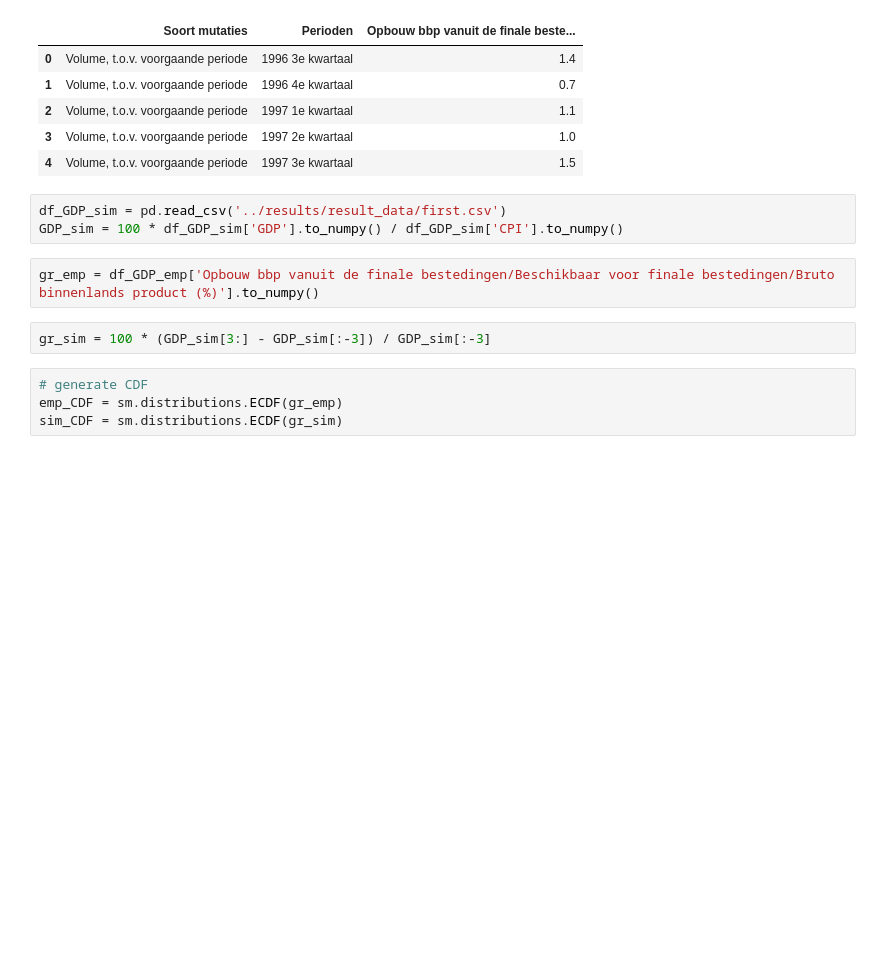
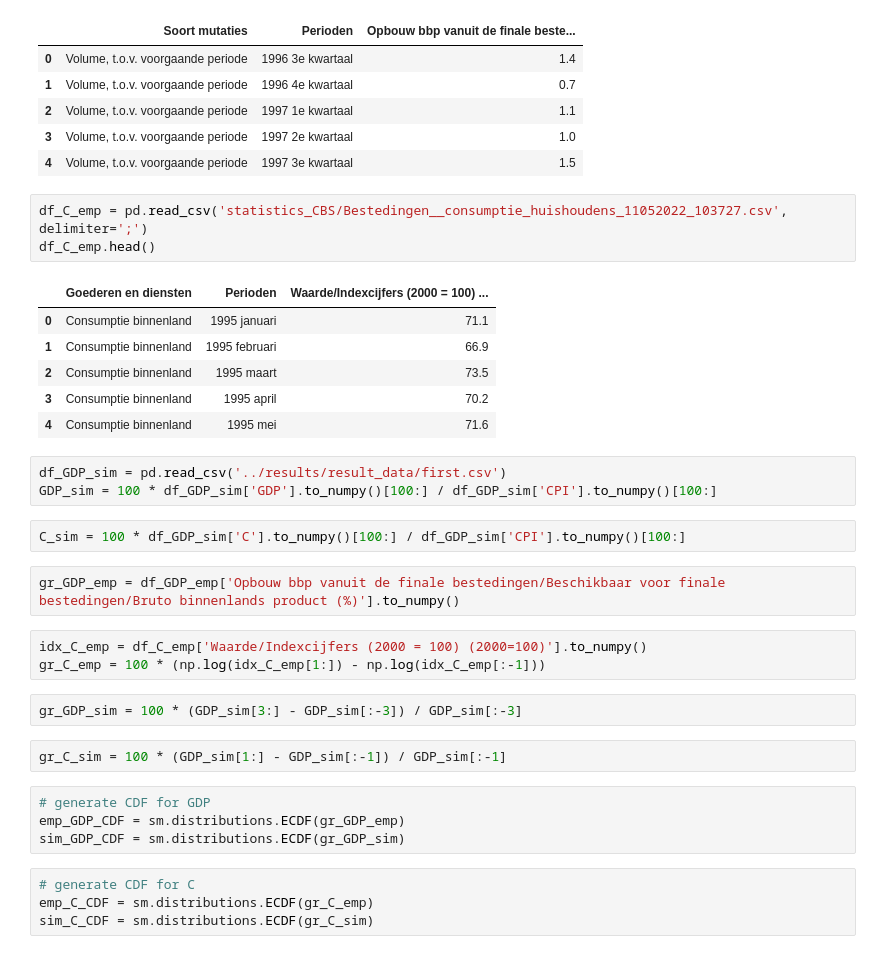
Before and after one commit to Tarsatir/Capsule_Climate, a Jupyter notebook: data/empirical_growth.ipynb, the cells around one changed output. Cells and saved outputs as stored; diff of their text form; blank space fills up the shorter version.

```diff
--- a/data/empirical_growth.ipynb
+++ b/data/empirical_growth.ipynb
@@ -14,15 +14,36 @@ df_GDP_emp.head()
 | 2 | Volume, t.o.v. voorgaande periode | 1997 1e kwartaal | 1.1 |
 | 3 | Volume, t.o.v. voorgaande periode | 1997 2e kwartaal | 1.0 |
 | 4 | Volume, t.o.v. voorgaande periode | 1997 3e kwartaal | 1.5 |
+# %%
+df_C_emp = pd.read_csv('statistics_CBS/Bestedingen__consumptie_huishoudens_11052022_103727.csv', delimiter=';')
+df_C_emp.head()
+# %% [output]
+|  | Goederen en diensten | Perioden | Waarde/Indexcijfers (2000 = 100) ... |
+| 0 | Consumptie binnenland | 1995 januari | 71.1 |
+| 1 | Consumptie binnenland | 1995 februari | 66.9 |
+| 2 | Consumptie binnenland | 1995 maart | 73.5 |
+| 3 | Consumptie binnenland | 1995 april | 70.2 |
+| 4 | Consumptie binnenland | 1995 mei | 71.6 |
 # %%
 df_GDP_sim = pd.read_csv('../results/result_data/first.csv')
-GDP_sim = 100 * df_GDP_sim['GDP'].to_numpy() / df_GDP_sim['CPI'].to_numpy()
+GDP_sim = 100 * df_GDP_sim['GDP'].to_numpy()[100:] / df_GDP_sim['CPI'].to_numpy()[100:]
+# %%
+C_sim = 100 * df_GDP_sim['C'].to_numpy()[100:] / df_GDP_sim['CPI'].to_numpy()[100:]
 # %%
-gr_emp = df_GDP_emp['Opbouw bbp vanuit de finale bestedingen/Beschikbaar voor finale bestedingen/Bruto binnenlands product (%)'].to_numpy()
+gr_GDP_emp = df_GDP_emp['Opbouw bbp vanuit de finale bestedingen/Beschikbaar voor finale bestedingen/Bruto binnenlands product (%)'].to_numpy()
+# %%
+idx_C_emp = df_C_emp['Waarde/Indexcijfers (2000 = 100) (2000=100)'].to_numpy()
+gr_C_emp = 100 * (np.log(idx_C_emp[1:]) - np.log(idx_C_emp[:-1]))
 # %%
-gr_sim = 100 * (GDP_sim[3:] - GDP_sim[:-3]) / GDP_sim[:-3]
+gr_GDP_sim = 100 * (GDP_sim[3:] - GDP_sim[:-3]) / GDP_sim[:-3]
+# %%
+gr_C_sim = 100 * (GDP_sim[1:] - GDP_sim[:-1]) / GDP_sim[:-1]
 # %%
-# generate CDF
-emp_CDF = sm.distributions.ECDF(gr_emp)
-sim_CDF = sm.distributions.ECDF(gr_sim)
+# generate CDF for GDP
+emp_GDP_CDF = sm.distributions.ECDF(gr_GDP_emp)
+sim_GDP_CDF = sm.distributions.ECDF(gr_GDP_sim)
+# %%
+# generate CDF for C
+emp_C_CDF = sm.distributions.ECDF(gr_C_emp)
+sim_C_CDF = sm.distributions.ECDF(gr_C_sim)
 # %%
```
Also changed, not shown: parts of 5 cells of this notebook, 18 other files.
